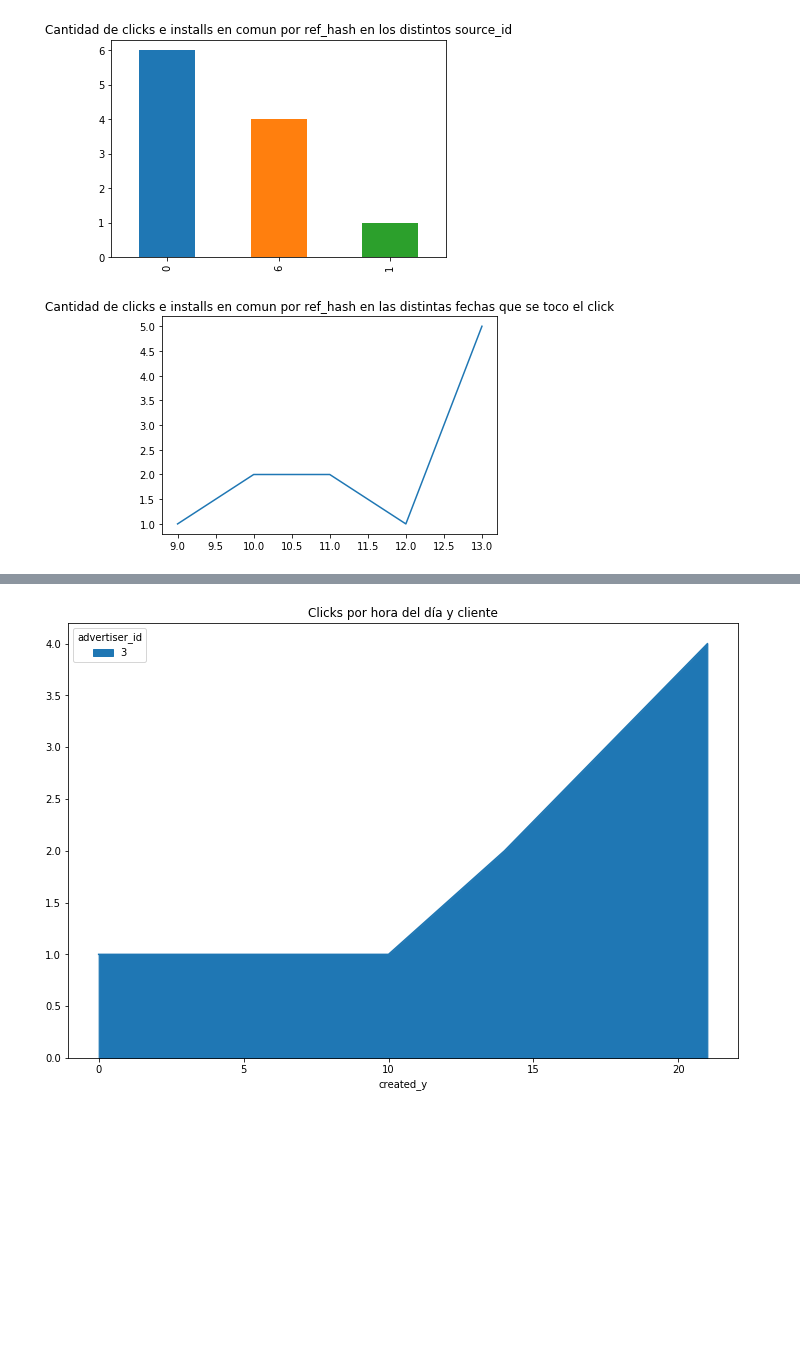
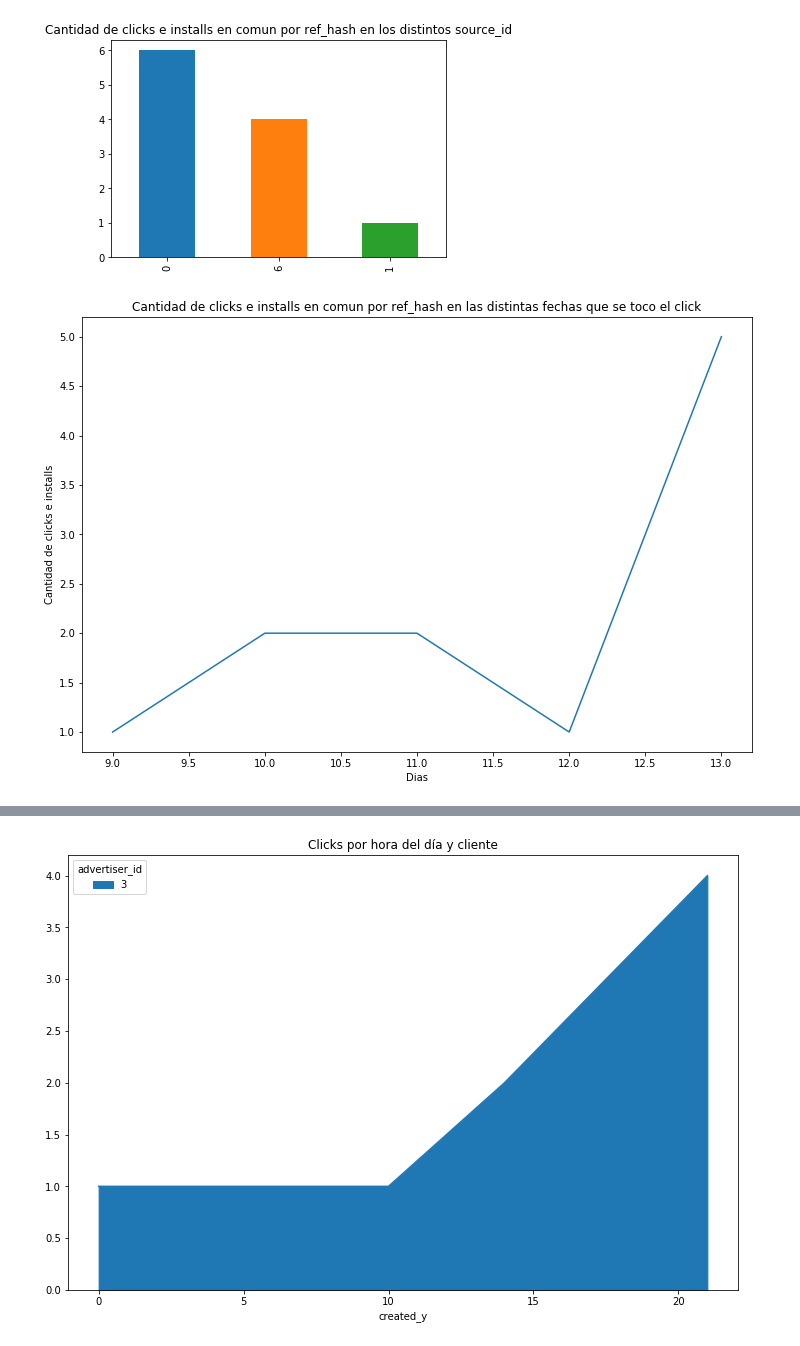
Before and after one commit to shizus/7506-1c2019, a Jupyter notebook: scripts/ClicksAndInstalls.ipynb, the cells around one changed output, grey strips where cells are left out. Saved outputs shown, nothing was run; the diff lists cells and outputs as text; code cells hidden in the pictures; blank space fills up the shorter version.

Commit message:
Agrego a clicks and installs

```diff
--- a/scripts/ClicksAndInstalls.ipynb
+++ b/scripts/ClicksAndInstalls.ipynb
@@ -310,12 +310,14 @@ clicksAndInstalls.loc[:, "created_y"] = pd.to_datetime(clicksAndInstalls["create
 # %%
 """Arraco con las fechas y horarios de los de los clicks"""
 dates = clicksAndInstalls['created_x'].dt.day
 p = dates.value_counts()
-p.sort_index().plot()
+p.sort_index().plot(figsize = (12,8))
 plt.title('Cantidad de clicks e installs en comun por ref_hash en las distintas fechas que se toco el click')
+plt.xlabel('Dias')
+plt.ylabel('Cantidad de clicks e installs')
 plt.show()
 # %% [output]
-[figure, old version]
+[figure, new version]
 # %%
 times = clicksAndInstalls['created_x'].dt.hour
 q = times.value_counts()
```
Also changed, not shown: parts of 29 cells of this notebook.
